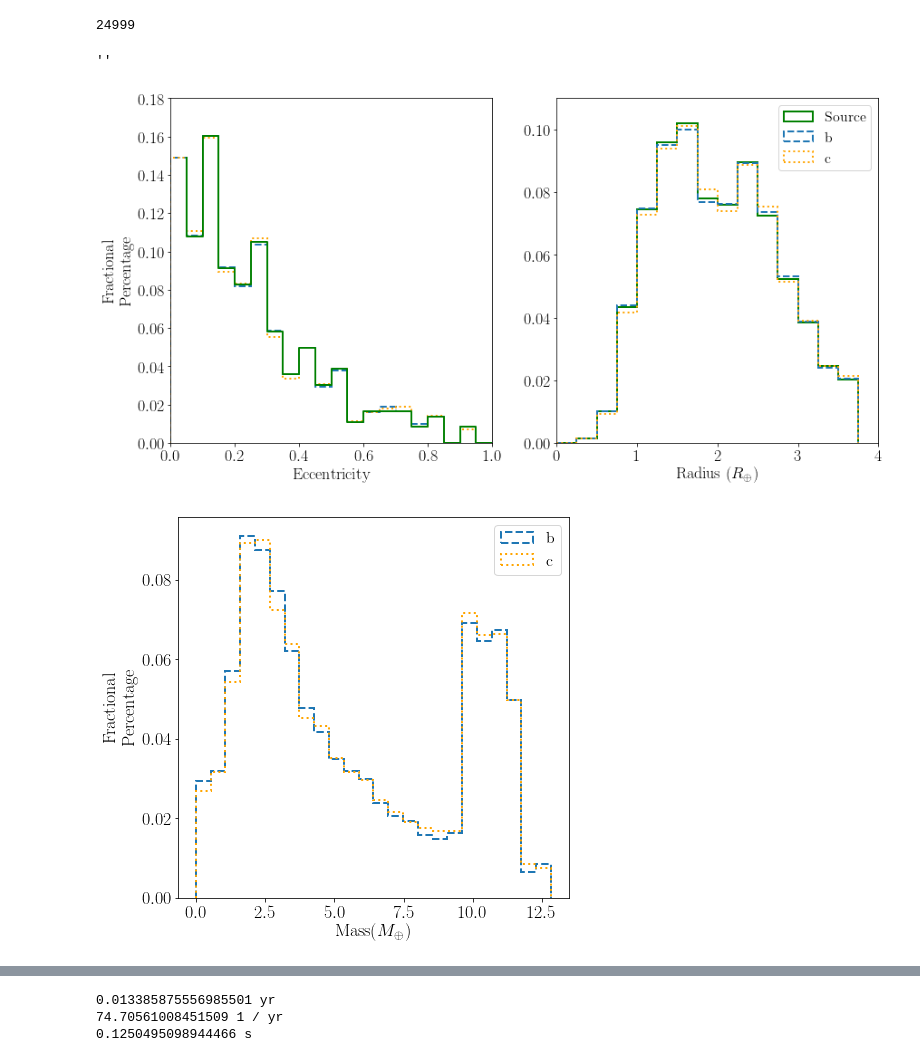
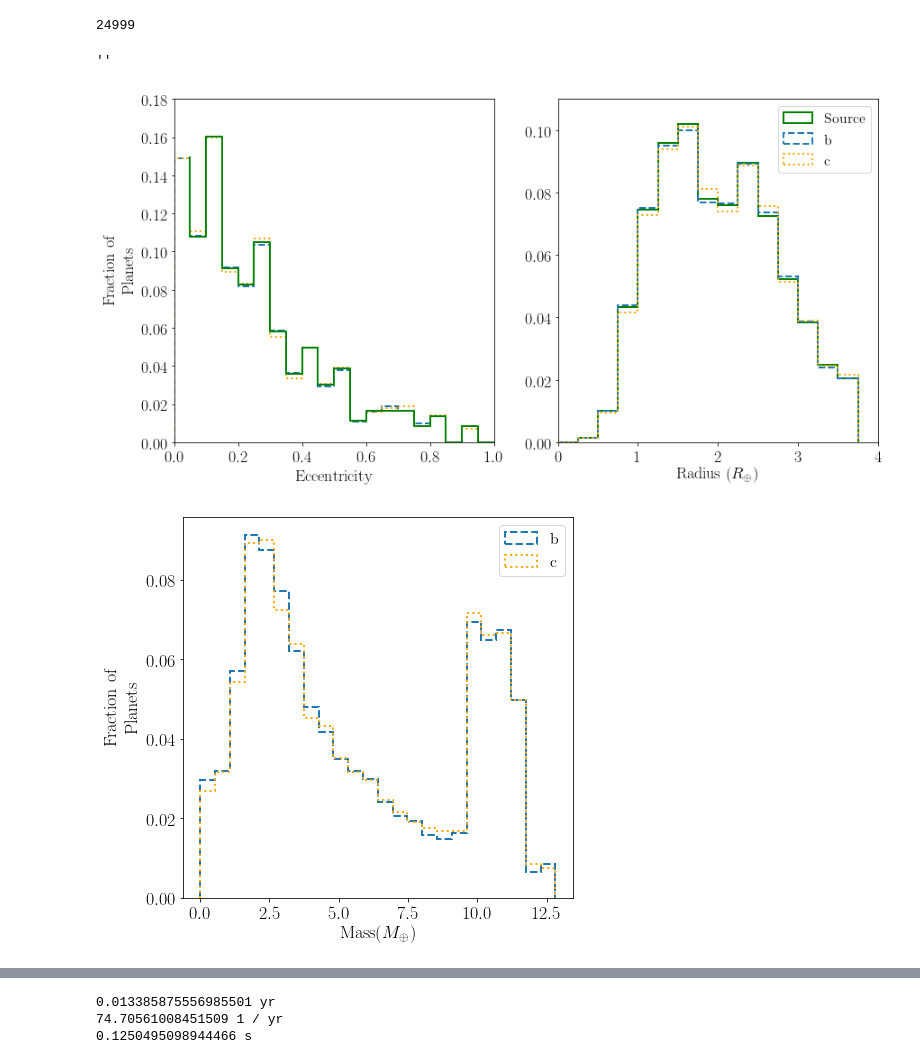
Before and after one commit to dm1681/MergingPerts, a Jupyter notebook: fig_gen.ipynb, the cells around one changed output, grey strips where cells are left out. Saved outputs shown, nothing was run; the diff lists cells and outputs as text; code cells hidden in the pictures.

```diff
--- a/fig_gen.ipynb
+++ b/fig_gen.ipynb
@@ -142,7 +143,7 @@ x_rad = np.arange(0,4,0.25)
 
 #pdb.set_trace()
 ax[0].set_xlabel('Eccentricity',fontsize=fontsize)
-ax[0].set_ylabel('Fractional\nPercentage', fontsize=fontsize)
+ax[0].set_ylabel('Fraction of\nPlanets', fontsize=fontsize)
 ax[0].step(z+0.05,ecc_in_bin, color='green',where='pre', lw=2, label='Source')
 ax[0].set(ylim=(0,0.18), xlim=(0,1))
 ax[0].hist(b_ecc_list,bins=x,weights=np.zeros_like(b_ecc_list)+1./b_ecc_list.size,histtype='step', label='b', ls='--', lw=2)
@@ -161,24 +162,24 @@ fig.savefig('./figs/ecc_rad_dist.pdf',bbox_inches='tight', dpi=plot_dpi)
 ;
 # %% [output]
 ''
-[figure, old version]
+[figure, new version]
 # %%
 # now lets plot mass
 fig,ax = plt.subplots(1,1)
 fig.set_size_inches(7,7)
 
 fontsize=18
 bins=24
 
 ax.hist(b_mass_list, bins=bins, weights=np.zeros_like(b_mass_list)+1./b_mass_list.size, histtype='step', label='b',ls='--', lw=2)
 ax.hist(c_mass_list, bins=bins, weights=np.zeros_like(c_mass_list)+1./c_mass_list.size, color='orange', histtype='step',label='c', ls=':', lw=2);
 ax.legend(loc=0, fontsize=fontsize-2)
 ax.set_xlabel("Mass($M_{\oplus}$)", fontsize=fontsize)
-ax.set_ylabel("Fractional\nPercentage",fontsize=fontsize)
+ax.set_ylabel("Fraction of\nPlanets",fontsize=fontsize)
 ax.tick_params(labelsize=fontsize)
 fig.savefig('./figs/mass_dist.pdf',bbox_inches='tight', dpi=plot_dpi)
 # %% [output]
-[figure, old version]
+[figure, new version]
 # %%
 def check_merge(log_dir):
     try:
```
Also changed, not shown: parts of 29 cells of this notebook.
